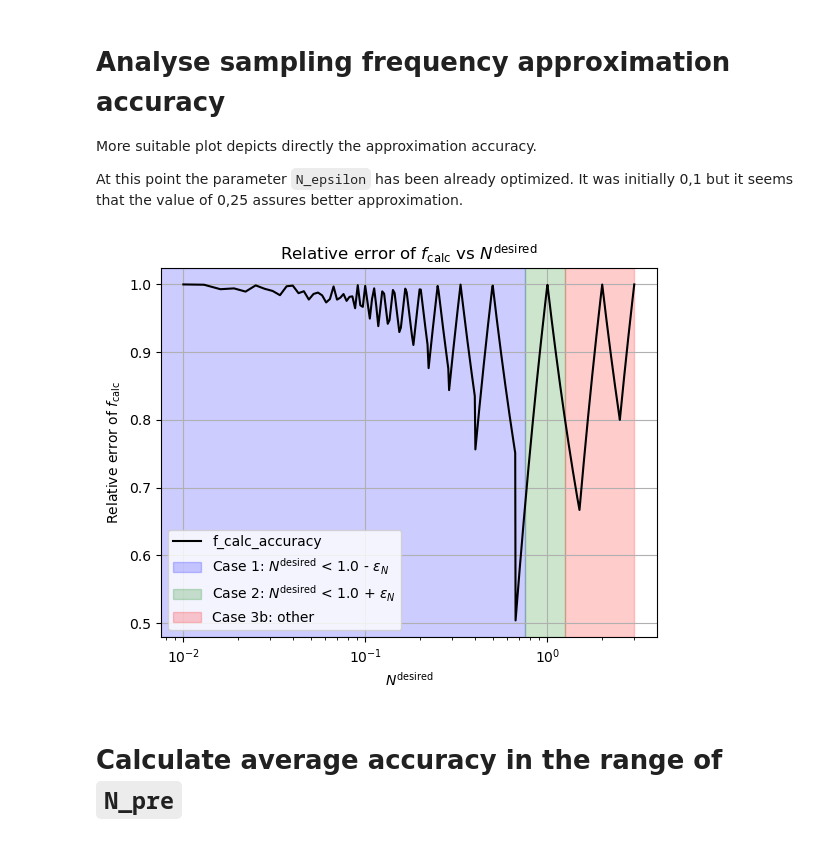
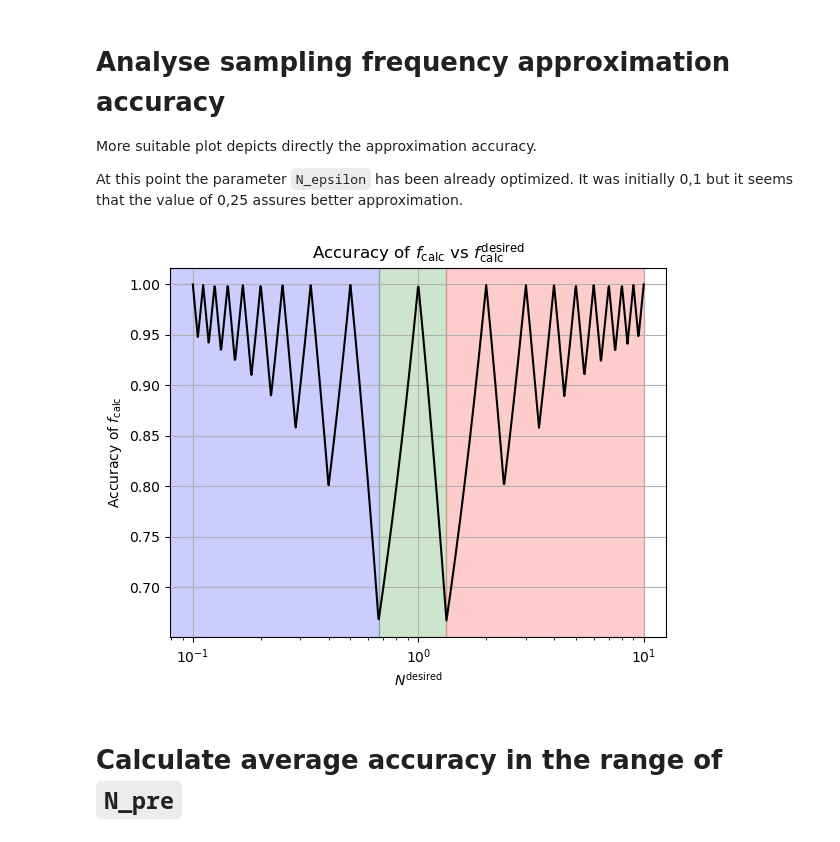
Before and after one commit to matib12/oreonspy, a Jupyter notebook: nb/Simulator development/Simulator cases tests.ipynb, the cells around one changed output. Saved outputs shown, nothing was run; the diff lists cells and outputs as text; code cells hidden in the pictures.

````diff
--- a/nb/Simulator development/Simulator cases tests.ipynb
+++ b/nb/Simulator development/Simulator cases tests.ipynb
@@ -85,12 +173,12 @@
 import matplotlib.pyplot as plt
 
 # Define N_epsilon
-N_epsilon = 0.25
-_2T = 0.01
+N_epsilon = 0.33
+_2T = 6000./3e8  # 2 times the cavity round trip time in seconds (for a 3000 m cavity)
 my_N_eff = 10000
 
 # Generate N_pre values
-N_pre_values = np.linspace(0.01, 3, 1000)
+N_pre_values = np.logspace(-1, 1, 1000)
 
 # Compute number_of_2T_chains for each N_pre
 chains_values = [number_of_2T_chains(N_pre) for N_pre in N_pre_values]
@@ -99,11 +187,13 @@ chains_values = [number_of_2T_chains(N_pre) for N_pre in N_pre_values]
 desired_f_calc_values = []
 actual_f_calc_values = []
 Theta_values = []
+case_values = []
 N_values = []
 for N_pre in N_pre_values:
     desired_f_calc = 1./(N_pre * _2T)
     actual_f_calc, Theta, case, N = real_f_calc(N_pre, N_epsilon, _2T=_2T, desired_f_calc=desired_f_calc, N_eff=my_N_eff)
     desired_f_calc_values.append(desired_f_calc)
+    case_values.append(case)
     actual_f_calc_values.append(actual_f_calc)
     Theta_values.append(Theta)
     N_values.append(N)
@@ -134,10 +224,11 @@ plt.legend()
 
 # Calculate the absolute error
 f_calc_accuracy = np.abs(actual_f_calc_values - desired_f_calc_values) / desired_f_calc_values
+#f_calc_accuracy = np.abs(actual_f_calc_values - desired_f_calc_values)
 
 # Try to calculate normalized time-step relative error
 N_accuracy = np.abs(1/actual_f_calc_values - 1/desired_f_calc_values) / (1/desired_f_calc_values)
-f_calc_accuracy = N_accuracy
+#f_calc_accuracy = N_accuracy
 
 # Plot the results
 plt.plot(N_pre_values, chains_values, label='number_of_2T_chains')
@@ -176,29 +267,31 @@ More suitable plot depicts directly the approximation accuracy.
 At this point the parameter ```N_epsilon``` has been already optimized. It was initially 0,1 but it seems that the value of 0,25 assures better approximation.
 # %%
 plt.plot(N_pre_values, 1-f_calc_accuracy, label='f_calc_accuracy', color='black')
+#plt.plot(N_pre_values, case_values, label='case', color='orange')
 
 # Add vertical color regions
 plt.axvspan(0, 1.0 - N_epsilon, color='blue', alpha=0.2, label='Case 1: $N^\mathrm{desired}$ < 1.0 - $\epsilon_N$')
 plt.axvspan(1.0 - N_epsilon, 1.0 + N_epsilon, color='green', alpha=0.2, label='Case 2: $N^\mathrm{desired}$ < 1.0 + $\epsilon_N$')
 plt.axvspan(1.0 + N_epsilon, max(N_pre_values), color='red', alpha=0.2, label='Case 3{0}'.format("a: $N^\mathrm{desired}$ > N_max" if case == 2 else "b: other"))
 
 plt.xscale('log')
 #plt.ylim(0.999, 1.001)
 
 
 # Add labels and title
 plt.xlabel('$N^\mathrm{desired}$')
-plt.ylabel('Relative error of $f_\mathrm{calc}$')
-plt.title('Relative error of $f_\mathrm{calc}$ vs $N^\mathrm{desired}$')
+plt.ylabel('Accuracy of $f_\mathrm{calc}$')
+plt.title('Accuracy of $f_\mathrm{calc}$ vs $f^\mathrm{desired}_\mathrm{calc}$')
+
 
 # Add legend and grid
-plt.legend()
+#plt.legend()
 plt.grid(True)
 
 # Show the plot
 plt.show()
 # %% [output]
-[figure, old version]
+[figure, new version]
 # %% [markdown]
 # Calculate average accuracy in the range of ```N_pre```
 # %%
````
Also changed, not shown: parts of 6 cells of this notebook.
